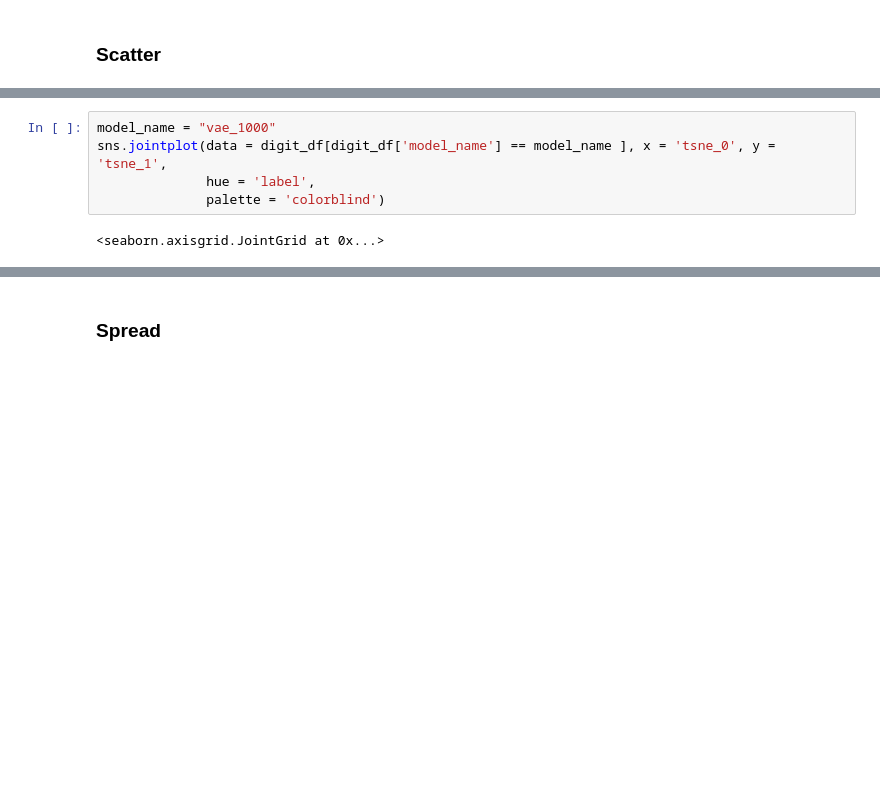
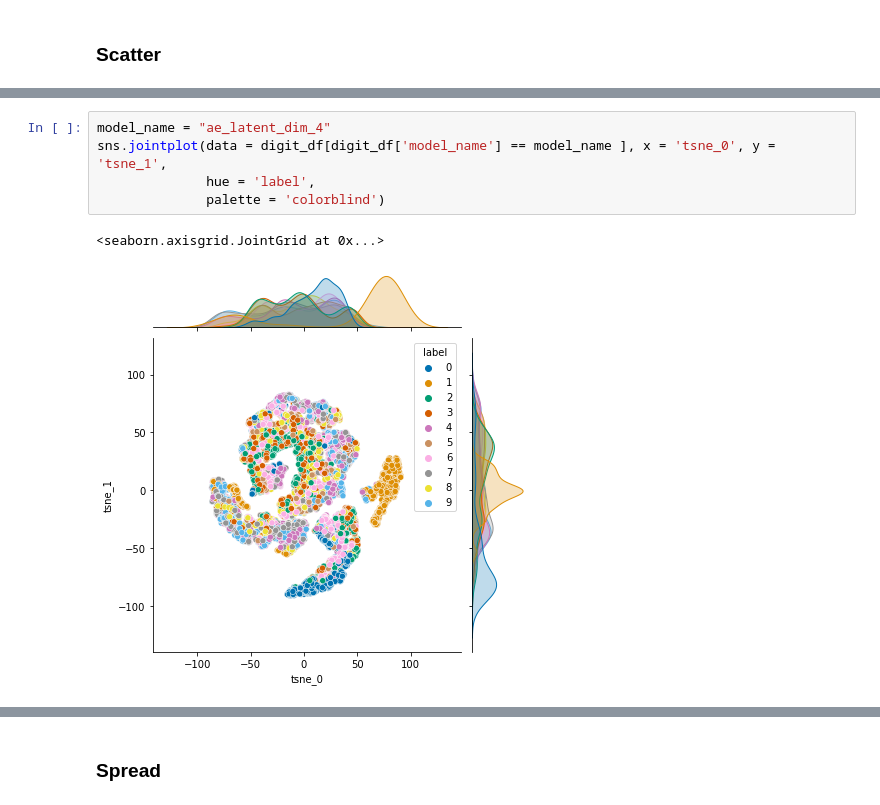
Before and after one commit to AllaVinner/JL-ML, a Jupyter notebook: notebooks/Investigate-models.ipynb, the cells around one changed output, grey strips where cells are left out. Drawn from its saved outputs; the diff is of its cells as text; blank space fills up the shorter version.

```diff
--- a/notebooks/Investigate-models.ipynb
+++ b/notebooks/Investigate-models.ipynb
@@ -305,8 +306,9 @@ SampleScatterGUI(scatter, test_labels, test_digits)
 # %%
-model_name = "vae_1000"
+model_name = "ae_latent_dim_4"
 sns.jointplot(data = digit_df[digit_df['model_name'] == model_name ], x = 'tsne_0', y = 'tsne_1',
               hue = 'label',
               palette = 'colorblind')
 # %% [output]
 <seaborn.axisgrid.JointGrid at 0x...>
+[figure, added]
 # %%
```
Also changed, not shown: parts of 21 cells of this notebook, 4 other files.
